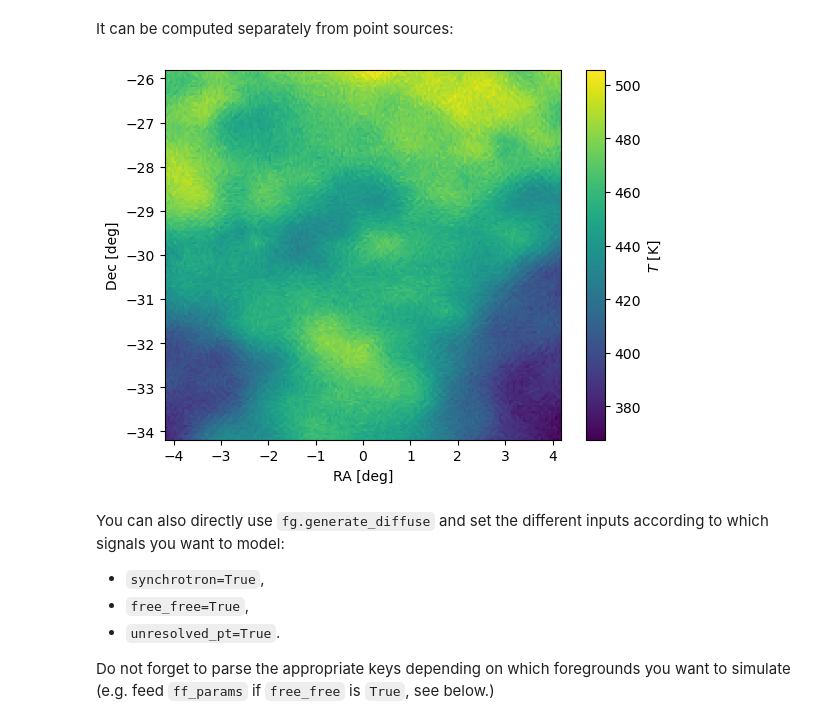
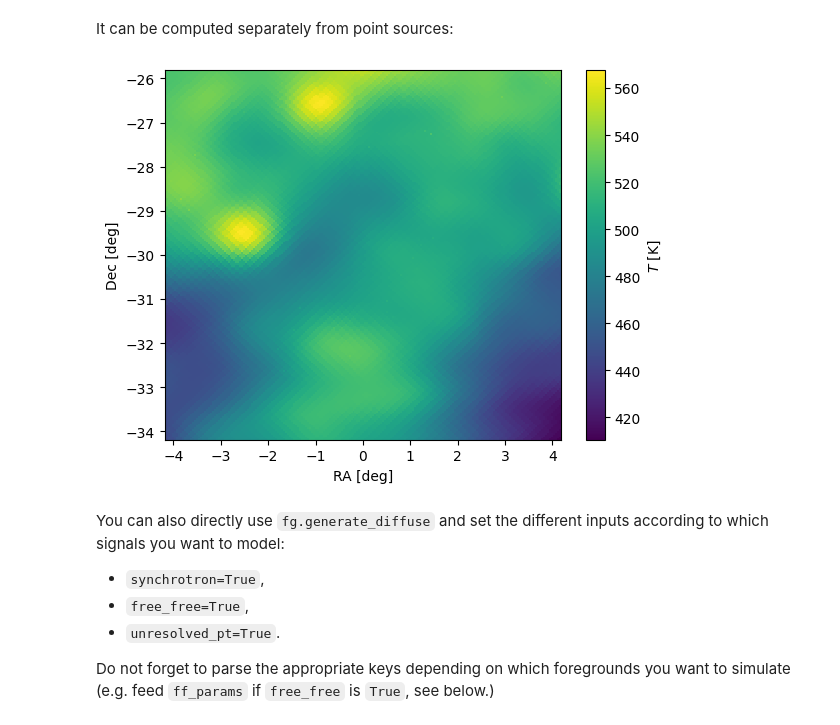
Before and after one commit to McGill-Cosmic-Dawn-Group/LIMstat, a Jupyter notebook: tutorials/tutorial_foregrounds.ipynb, the cells around one changed output. Cells and saved outputs as stored; diff of their text form; code cells hidden in the pictures.

```diff
--- a/tutorials/tutorial_foregrounds.ipynb
+++ b/tutorials/tutorial_foregrounds.ipynb
@@ -13,7 +9,7 @@ The autoreload extension is already loaded. To reload it, use:
 # %%
 from limstat.simulations import foregrounds
 # %%
-def plot_map(fg, map, ifreq=None):
+def plot_map(fg, map, ifreq=None, title=None):
     if ifreq is None:
         ifreq = fg.nfreqs//2
     plt.figure()
@@ -21,6 +17,8 @@ def plot_map(fg, map, ifreq=None):
                     fg.latitudes.to(units.deg).value.flatten(),
                     map[:, :, ifreq],
                     shading='auto')
+    if title is not None:
+        plt.title(title)
     plt.colorbar(label = r'$T$ [K]')
     plt.ylabel('Dec [deg]')
     plt.xlabel('RA [deg]')
@@ -64,7 +65,7 @@ fg = foregrounds(freqs=spw_window,
                  Dec=-30.*units.deg,
                  point_sources=True,
                  diffuse=True,
-                 beam_area = 1.65e-03 * units.deg**2,
+                 beam_area = 1.65e-03 * units.sr,
                  use_pygsm=True,)
 # %% [markdown]
 Let's show the sky patch observed in a HEALpix map:
@@ -92,9 +93,9 @@ It can be computed separately from point sources:
 # %%
 diffuse_fg = fg.generate_diffuse()
 # %%
-plot_map(fg, diffuse_fg)
+plot_map(fg, diffuse_fg.value)
 # %% [output]
-[figure, old version]
+[figure, new version]
 # %% [markdown]
 You can also directly use `fg.generate_diffuse` and set the different inputs according to which signals you want to model:
 * `synchrotron=True`,
```
Also changed, not shown: parts of 4 cells of this notebook, 4 other files.
